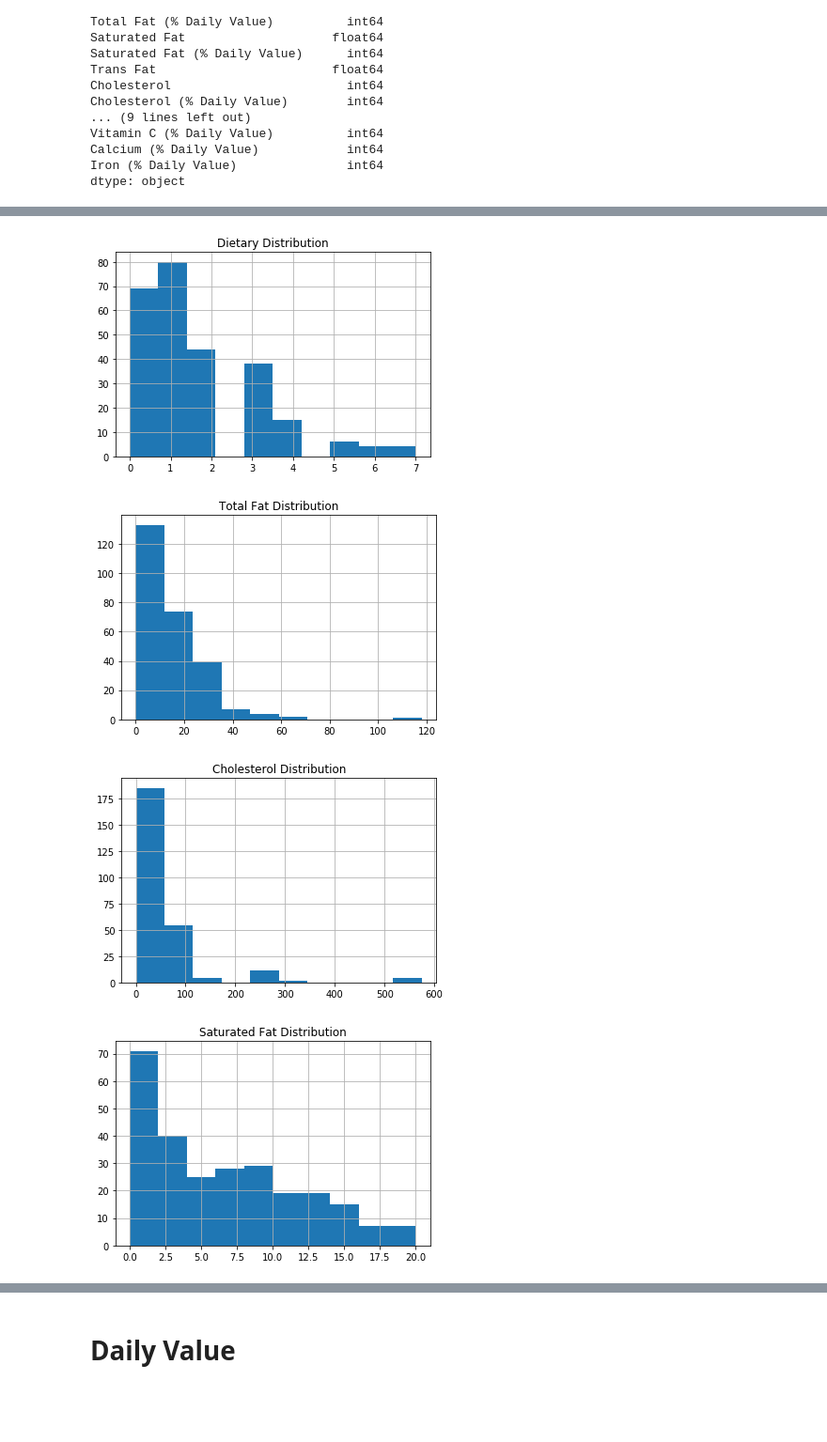
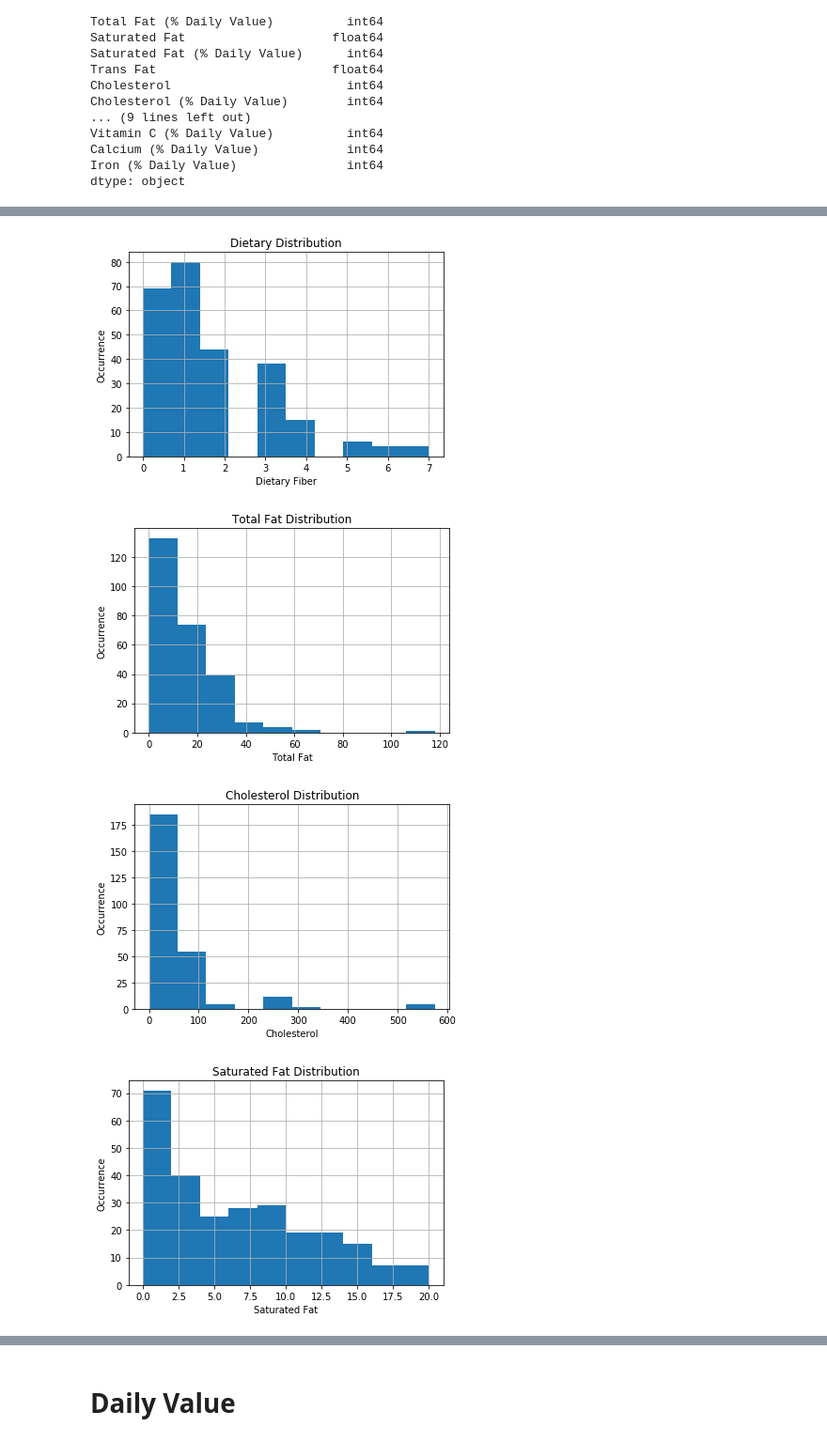
Before and after one commit to ipatel467/McDonald-s-Menu, a Jupyter notebook: Index.ipynb, the cells around one changed output, grey strips where cells are left out. Shown: that part at 94% size. Saved outputs shown, nothing was run; the diff lists cells and outputs as text; code cells hidden in the pictures; blank space fills up the shorter version.

```diff
--- a/Index.ipynb
+++ b/Index.ipynb
@@ -65,23 +67,31 @@ plt.title('Calories Distribution');
 # %%
 df['Dietary Fiber'].hist()
 plt.title('Dietary Distribution');
+plt.xlabel('Dietary Fiber')
+plt.ylabel('Occurrence');
 # %% [output]
-[figure, old version]
+[figure, new version]
 # %%
 df['Total Fat'].hist()
 plt.title('Total Fat Distribution');
+plt.xlabel('Total Fat')
+plt.ylabel('Occurrence');
 # %% [output]
-[figure, old version]
+[figure, new version]
 # %%
 df['Cholesterol'].hist()
 plt.title('Cholesterol Distribution');
+plt.xlabel('Cholesterol')
+plt.ylabel('Occurrence');
 # %% [output]
-[figure, old version]
+[figure, new version]
 # %%
 df['Saturated Fat'].hist()
 plt.title('Saturated Fat Distribution');
+plt.xlabel('Saturated Fat')
+plt.ylabel('Occurrence');
 # %% [output]
-[figure, old version]
+[figure, new version]
 # %%
 df['Protein'].hist()
 plt.title('Protein Distribution');
```
Also changed, not shown: parts of 3 cells of this notebook.
